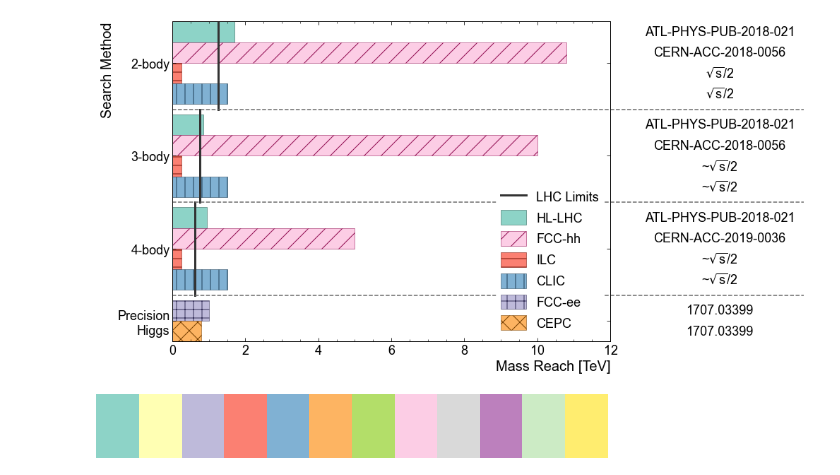
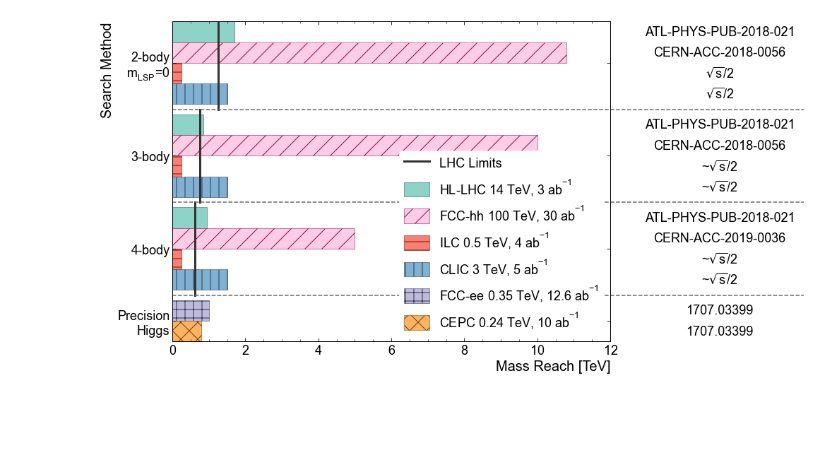
Before and after one commit to riley-x/snowmass-ef08-plots, a Jupyter notebook: plot.ipynb, the cells around one changed output. Cells and saved outputs as stored; diff of their text form; code cells hidden in the pictures; blank space fills up the shorter version.

Commit message:
Add annotation to colliders

```diff
--- a/plot.ipynb
+++ b/plot.ipynb
@@ -9,7 +9,7 @@ import numpy as np
 atlas_mpl_style.use_atlas_style(fancyLegend=True)
 # %%
 vals = {
-    '2-body': {
+    '2-body\n$m_{LSP}$=0': {
         'HL-LHC': [1.7, 'ATL-PHYS-PUB-2018-021'],
         'FCC-hh': [10.8, 'CERN-ACC-2018-0056'],
         'ILC': [0.25, '$\\sqrt{s}/2$'],
@@ -36,16 +36,16 @@ vals = {
 cmap = mcm.get_cmap('Set3')
 
 styles = {
-    'HL-LHC': {'color':cmap(0), 'hatch':None},
-    'FCC-hh': {'color':cmap(7), 'hatch':'/'},
-    'ILC': {'color':cmap(3), 'hatch':'-'},
-    'CLIC': {'color':cmap(4), 'hatch':'|'},
-    'FCC-ee': {'color':cmap(2), 'hatch':'+'},
-    'CEPC': {'color':cmap(5), 'hatch':'x'},
+    'HL-LHC': {'annotation':'14 TeV, 3 ab$^{-1}$', 'color':cmap(0), 'hatch':None},
+    'FCC-hh': {'annotation':'100 TeV, 30 ab$^{-1}$', 'color':cmap(7), 'hatch':'/'},
+    'ILC': {'annotation':'0.5 TeV, 4 ab$^{-1}$', 'color':cmap(3), 'hatch':'-'},
+    'CLIC': {'annotation':'3 TeV, 5 ab$^{-1}$', 'color':cmap(4), 'hatch':'|'},
+    'FCC-ee': {'annotation':'0.35 TeV, 12.6 ab$^{-1}$', 'color':cmap(2), 'hatch':'+'},
+    'CEPC': {'annotation':'0.24 TeV, 10 ab$^{-1}$', 'color':cmap(5), 'hatch':'x'},
 }
 
 current_limits = {
-    '2-body': 1.25,
+    '2-body\n$m_{LSP}$=0': 1.25,
     '3-body': 0.75,
     '4-body': 0.625,
 }
@@ -79,7 +79,8 @@ for i,(group,colliders) in enumerate(vals.items()):
         references.append(limits[1])
         ys.append(y)
         for opt,opt_val in styles[collider].items():
-            opts.setdefault(opt, []).append(opt_val)
+            if opt != 'annotation':
+                opts.setdefault(opt, []).append(opt_val)
         legend_indexes.setdefault(collider, len(ys) - 1)
         y += bar_height
     labels.append(group)
@@ -106,36 +107,34 @@ ax.tick_params(axis='y', which='minor', left=False, right=False)
 ax.set_ylim(0, ys[-1] + bar_height)
 ax.invert_yaxis()
 atlas_mpl_style.set_xlabel("Mass Reach [TeV]")
 atlas_mpl_style.set_ylabel("Search Method")
 
 # Plot current limits
 for x,y0,y1 in curr_lims:
     lim_line = ax.plot([x, x], [y0, y1], linestyle='-', linewidth=3, color='#333333')
 
 # Plot references and get x extent
 x0,x1 = ax.get_xlim()
 max_text_x = 0 # in axes coordinates
 for y,ref in zip(ys, references):
     t = ax.text(x1 + 3, y + bar_height/2, ref, va='center', ha='center')
     bb = t.get_window_extent(renderer=fig.canvas.get_renderer()).transformed(ax.transAxes.inverted())
     max_text_x = max(max_text_x, bb.x1)
     # https://stackoverflow.com/questions/24581194/matplotlib-text-bounding-box-dimensions
 
 # Plot dividers
 data_to_fig = ax.transAxes.inverted()
 for y in dividers:
     ax.axhline(y, xmax=max_text_x + 0.02, linestyle='--', color='#666666', clip_on=False)
 
 # Plot legend
 legend_patches = [lim_line[0]]
 legend_labels = ['LHC Limits']
-for k,_ in styles.items():
+for k,v in styles.items():
     legend_patches.append(bars.patches[legend_indexes[k]])
+    if annotation := v.get('annotation'):
+        k = k + ' ' + annotation
     legend_labels.append(k)
 legend = ax.legend(legend_patches, legend_labels, framealpha=1, edgecolor='white', handleheight=1.4)
 # %% [output]
-[figure, old version]
+[figure, new version]
-# %%
-cmap
-# %% [output]
-[figure, removed]
```
